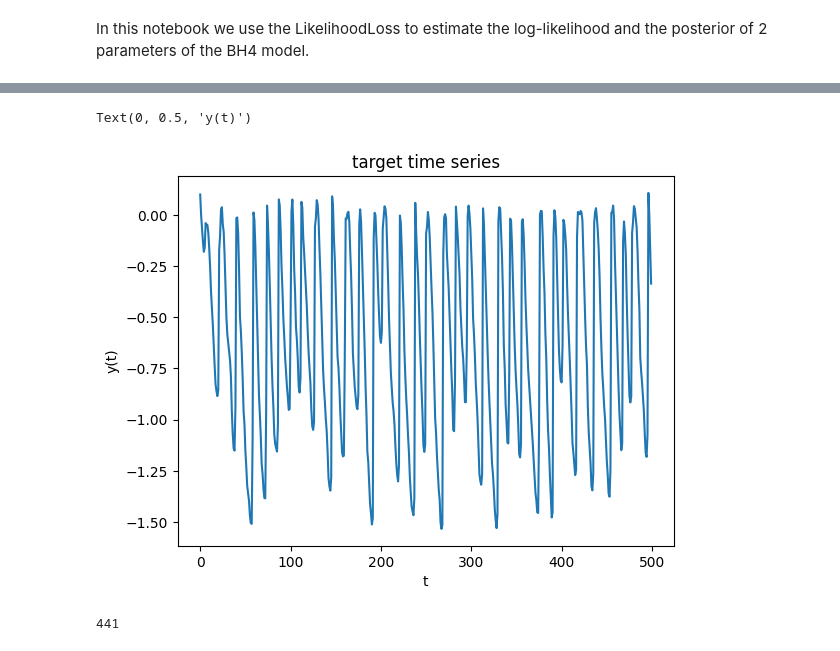
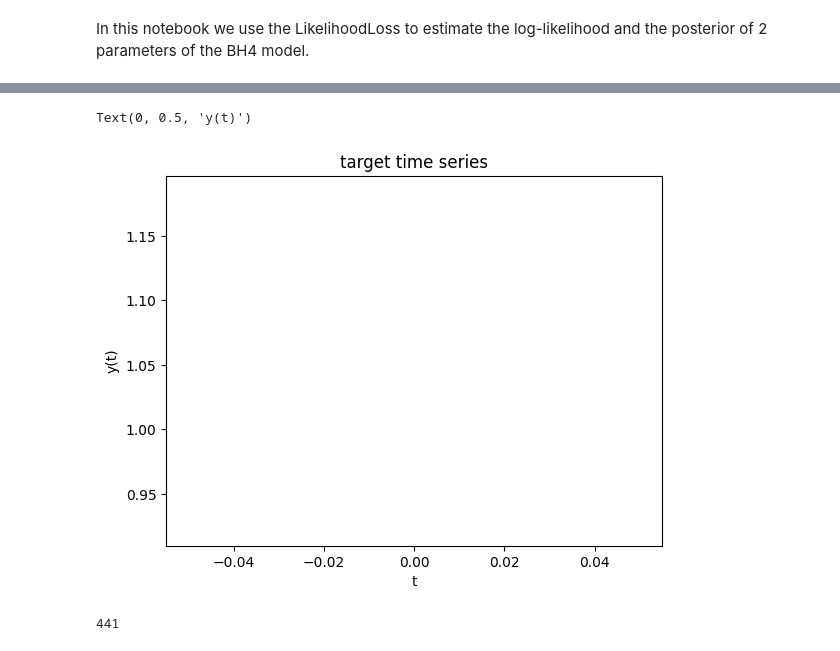
Before and after one commit to sidtalwar/Exploratory-Data-Analysis, a Jupyter notebook: examples/likelihood_and_posterior_Brock_and_Hommes.ipynb, the cells around one changed output, grey strips where cells are left out. Cells and saved outputs as stored; diff of their text form; code cells hidden in the pictures.

```diff
--- a/examples/likelihood_and_posterior_Brock_and_Hommes.ipynb
+++ b/examples/likelihood_and_posterior_Brock_and_Hommes.ipynb
@@ -143,13 +145,15 @@ Text(0, 0.5, 'y(t)')
 # %%
 # synthetic target series (parameter set 1 of [Dyer et al. (2022)])
-target_series = BH4(theta = [0.5, 0], N= 500, seed=0)
+#target_series = BH4(theta = [0.5, 0], N= 500, seed=0)
+# Convert the scaled series to the shape expected by the Calibrator
+target_series = np.atleast_2d(scaled_spx_series.values).T
 plt.plot(target_series)
 plt.title("target time series")
 plt.xlabel("t")
 plt.ylabel("y(t)")
 # %% [output]
 Text(0, 0.5, 'y(t)')
-[figure, old version]
+[figure, new version]
 # %%
 # Define a space of parameter combinations ("H") to explore
 nx, ny = 21, 21
```
Also changed, not shown: parts of 4 cells of this notebook.
